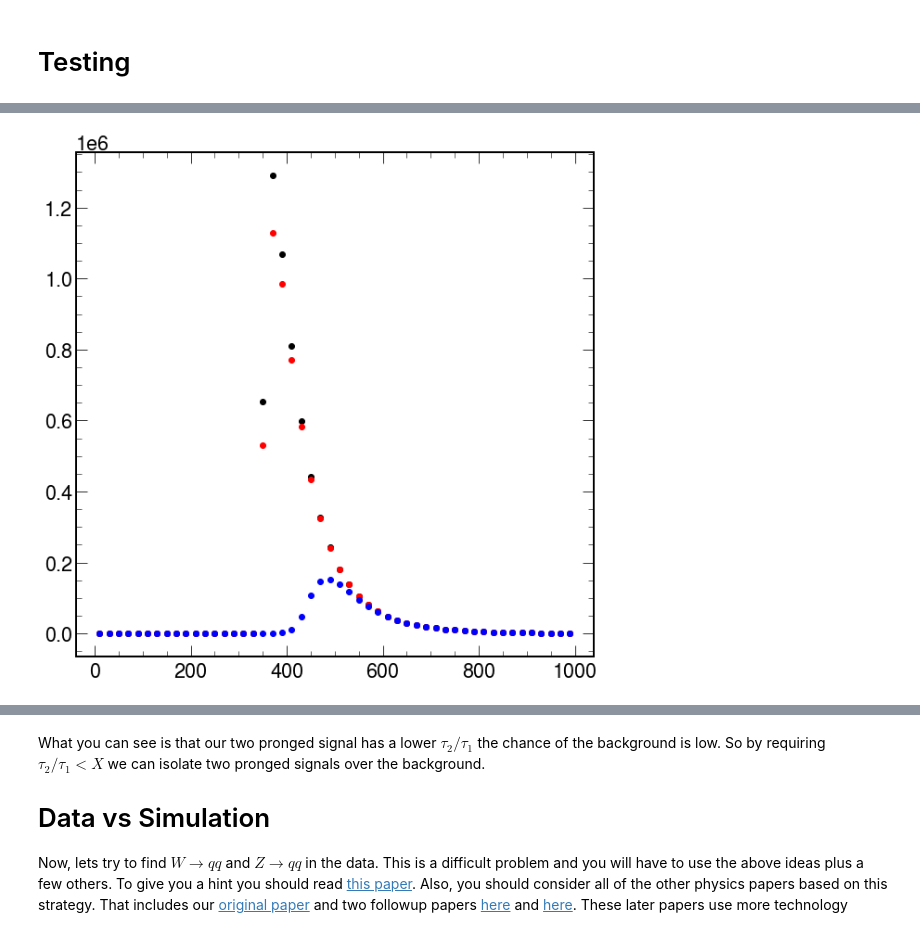
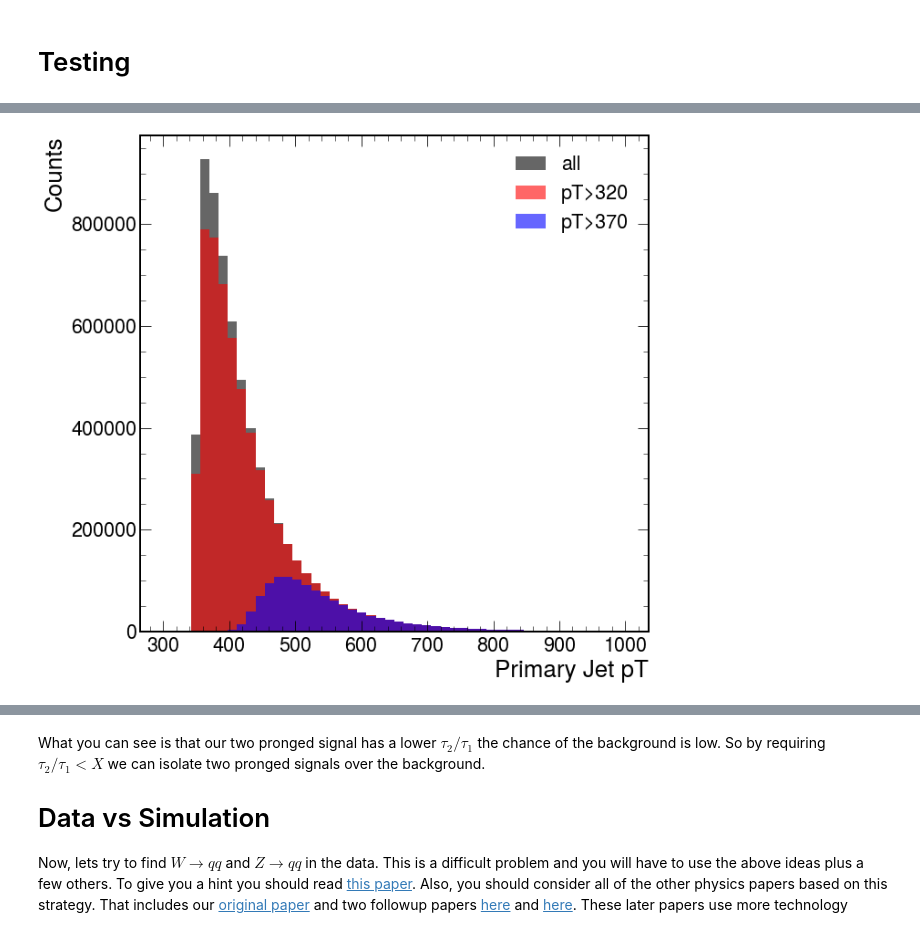
Before and after one commit to okitouni/MITJuniorLab, a Jupyter notebook: VQQ/Vqq_full.ipynb, the cells around one changed output, grey strips where cells are left out. Cells and saved outputs as stored; diff of their text form; code cells hidden in the pictures.

```diff
--- a/VQQ/Vqq_full.ipynb
+++ b/VQQ/Vqq_full.ipynb
@@ -286,15 +315,19 @@ data.arrays('trigger',library="np")
 # %%
 #Lets select some data (not trigger can only be > 0)
-alldata      = (data.array('trigger').flatten() >= -1000000)
-triggerdata1 = (data.array('trigger').flatten() % 2 > 0) #lets require the lowest trigger jet pt > 320
-triggerdata2 = (data.array('trigger').flatten() % 4 > 1) #lets require one of our standard triggers (jet PT > 370 )
+alldata      = (data.arrays('trigger', library="np")["trigger"].flatten() >= -1000000)
+triggerdata1 = (data.arrays('trigger', library="np")["trigger"].flatten() % 2 > 0) #lets require the lowest trigger jet pT > 320
+triggerdata2 = (data.arrays('trigger', library="np")["trigger"].flatten() % 4 > 1) #lets require one of our standard triggers (jet pT > 370 )
 #now lets make a plot of the fat jet pt
-datahistnot     = histErr([data],[alldata]    ,"vjet0_pt",50,0,1000,'black')
-datahistt1      = histErr([data],[triggerdata1],"vjet0_pt",50,0,1000,'red')
-datahistt2      = histErr([data],[triggerdata2],"vjet0_pt",50,0,1000,'blue')
-#So you can see as you cut tighter youg et much less jets, but the data will be cleaner (I suggest triggerdata1)
+plt.hist(data.arrays('vjet0_pt', library="np")["vjet0_pt"][alldata],bins=50,range=(300,1e3), color='black',label="all", alpha=.6)
+plt.hist(data.arrays('vjet0_pt', library="np")["vjet0_pt"][triggerdata1],bins=50,range=(300,1e3), color='red',label="pT>320", alpha=.6)
+plt.hist(data.arrays('vjet0_pt', library="np")["vjet0_pt"][triggerdata2],bins=50,range=(300,1e3), color='blue',label="pT>370", alpha=.6)
+plt.legend()
+plt.xlabel("Primary Jet pT")
+plt.ylabel("Counts")
+plt.show()
+#So you can see as you cut tighter, you get much less jets, but the data will be cleaner (I suggest triggerdata1)
 # %% [output]
-[figure, old version]
+[figure, new version]
 # %%
 #first lets define a selection function. We will keep it basic, but you will like have to modify it
 #Given our discussion above lets make a simple selection function that applies trigger and a basic cut to avoid trigger effects.
```
Also changed, not shown: parts of 12 cells of this notebook.
